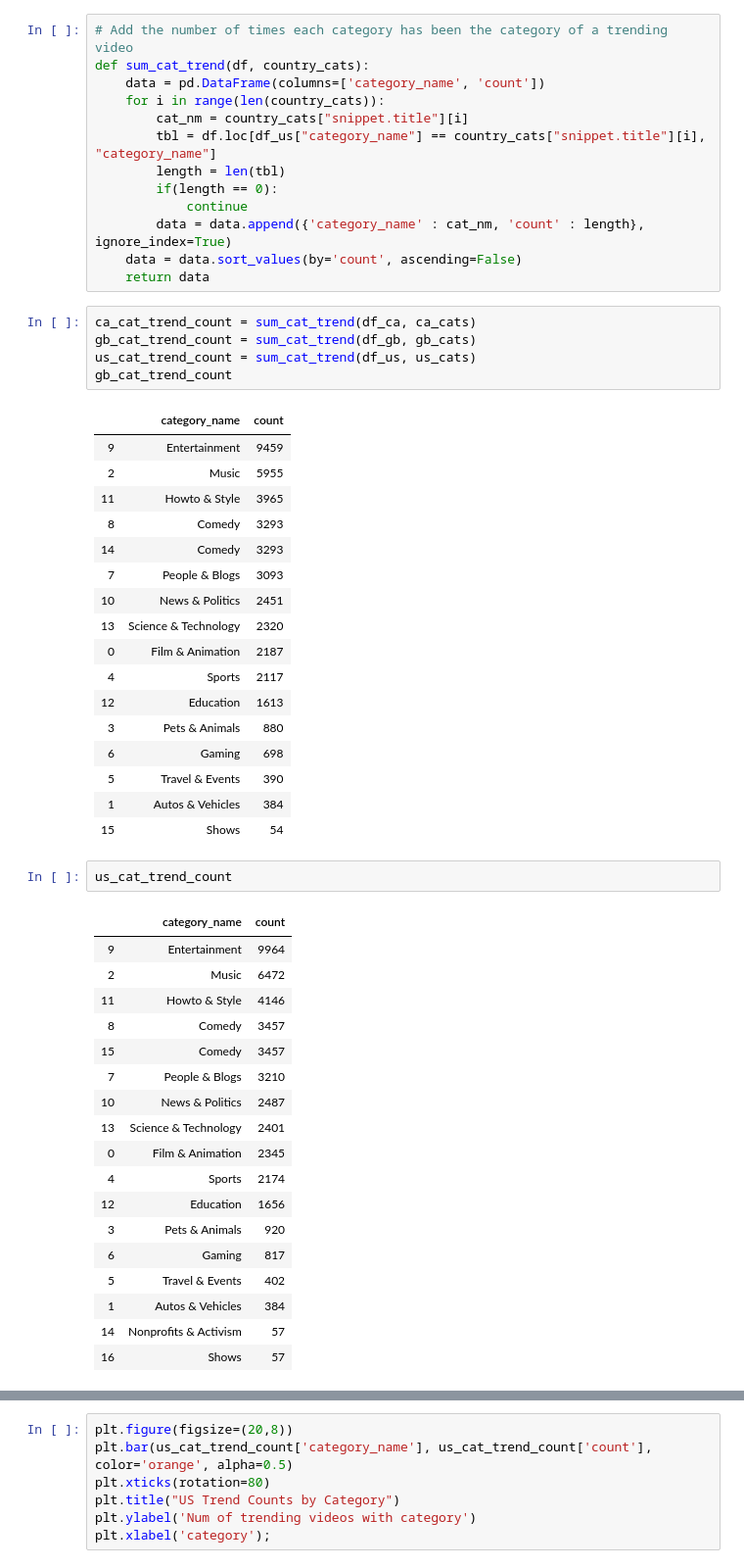
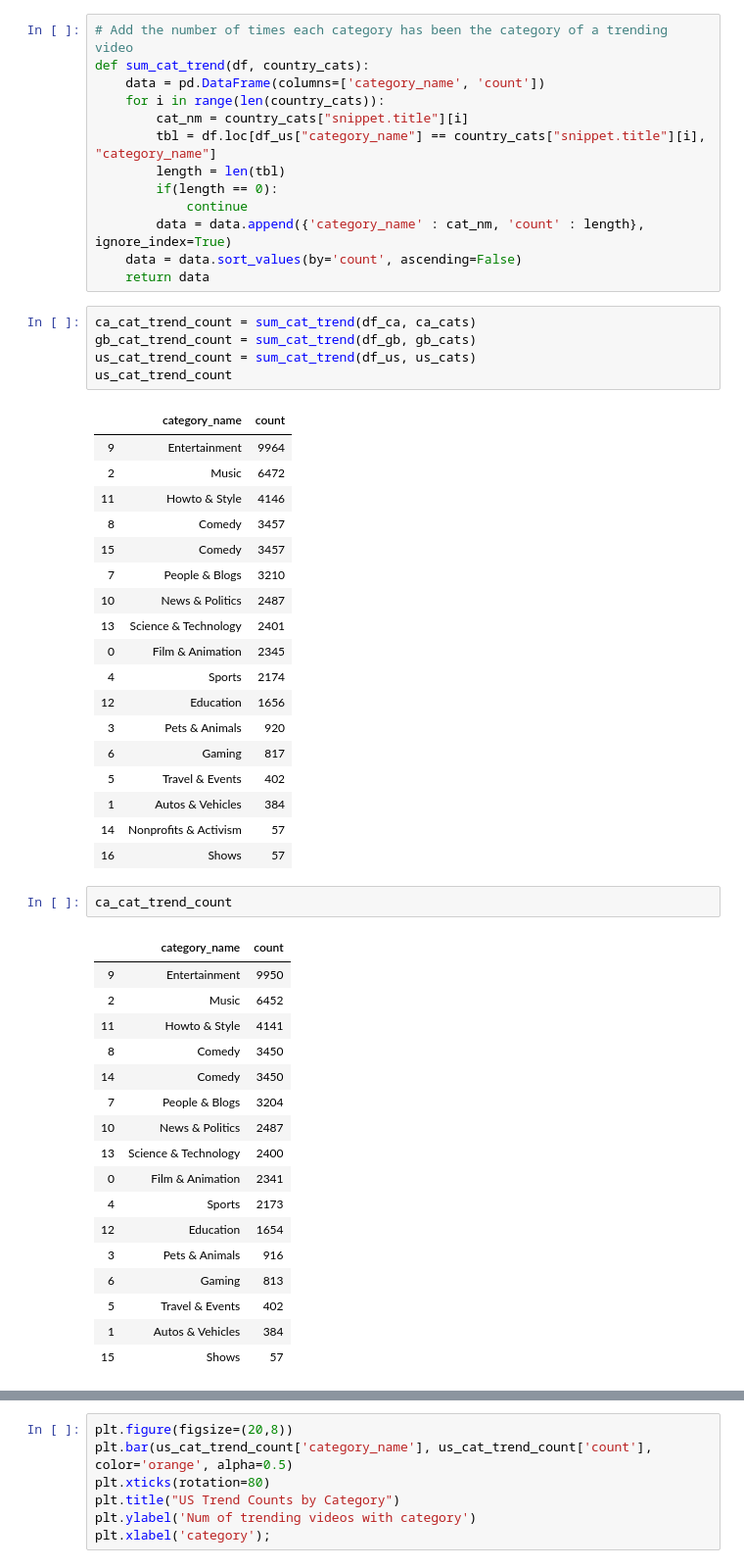
Before and after one commit to run-cmw/trending-yt-vids-api, a Jupyter notebook: project/time_association_geo.ipynb, the cells around one changed output, grey strips where cells are left out. Shown at 98% size. Saved outputs shown, nothing was run; the diff lists cells and outputs as text.

```diff
--- a/project/time_association_geo.ipynb
+++ b/project/time_association_geo.ipynb
@@ -161,43 +161,43 @@ def sum_cat_trend(df, country_cats):
 ca_cat_trend_count = sum_cat_trend(df_ca, ca_cats)
 gb_cat_trend_count = sum_cat_trend(df_gb, gb_cats)
 us_cat_trend_count = sum_cat_trend(df_us, us_cats)
-gb_cat_trend_count
+us_cat_trend_count
 # %% [output]
 |  | category_name | count |
-| 9 | Entertainment | 9459 |
-| 2 | Music | 5955 |
-| 11 | Howto & Style | 3965 |
-| 8 | Comedy | 3293 |
-| 14 | Comedy | 3293 |
-| 7 | People & Blogs | 3093 |
-| 10 | News & Politics | 2451 |
-| 13 | Science & Technology | 2320 |
-| 0 | Film & Animation | 2187 |
-| 4 | Sports | 2117 |
-| 12 | Education | 1613 |
-| 3 | Pets & Animals | 880 |
-| 6 | Gaming | 698 |
-| 5 | Travel & Events | 390 |
+| 9 | Entertainment | 9964 |
+| 2 | Music | 6472 |
+| 11 | Howto & Style | 4146 |
+| 8 | Comedy | 3457 |
+| 15 | Comedy | 3457 |
+| 7 | People & Blogs | 3210 |
+| 10 | News & Politics | 2487 |
+| 13 | Science & Technology | 2401 |
+| 0 | Film & Animation | 2345 |
+| 4 | Sports | 2174 |
+| 12 | Education | 1656 |
+| 3 | Pets & Animals | 920 |
+| 6 | Gaming | 817 |
+| 5 | Travel & Events | 402 |
 | 1 | Autos & Vehicles | 384 |
-| 15 | Shows | 54 |
+| 14 | Nonprofits & Activism | 57 |
+| 16 | Shows | 57 |
-# %%
-us_cat_trend_count
-# %% [output]
-|  | category_name | count |
-| 9 | Entertainment | 9964 |
-| 2 | Music | 6472 |
-| 11 | Howto & Style | 4146 |
-| 8 | Comedy | 3457 |
-| 15 | Comedy | 3457 |
-| 7 | People & Blogs | 3210 |
-| 10 | News & Politics | 2487 |
-| 13 | Science & Technology | 2401 |
-| 0 | Film & Animation | 2345 |
-| 4 | Sports | 2174 |
-| 12 | Education | 1656 |
-| 3 | Pets & Animals | 920 |
-| 6 | Gaming | 817 |
-| 5 | Travel & Events | 402 |
-| 1 | Autos & Vehicles | 384 |
-| 14 | Nonprofits & Activism | 57 |
-| 16 | Shows | 57 |
+# %%
+ca_cat_trend_count
+# %% [output]
+|  | category_name | count |
+| 9 | Entertainment | 9950 |
+| 2 | Music | 6452 |
+| 11 | Howto & Style | 4141 |
+| 8 | Comedy | 3450 |
+| 14 | Comedy | 3450 |
+| 7 | People & Blogs | 3204 |
+| 10 | News & Politics | 2487 |
+| 13 | Science & Technology | 2400 |
+| 0 | Film & Animation | 2341 |
+| 4 | Sports | 2173 |
+| 12 | Education | 1654 |
+| 3 | Pets & Animals | 916 |
+| 6 | Gaming | 813 |
+| 5 | Travel & Events | 402 |
+| 1 | Autos & Vehicles | 384 |
+| 15 | Shows | 57 |
```
Also changed, not shown: parts of 8 cells of this notebook.
